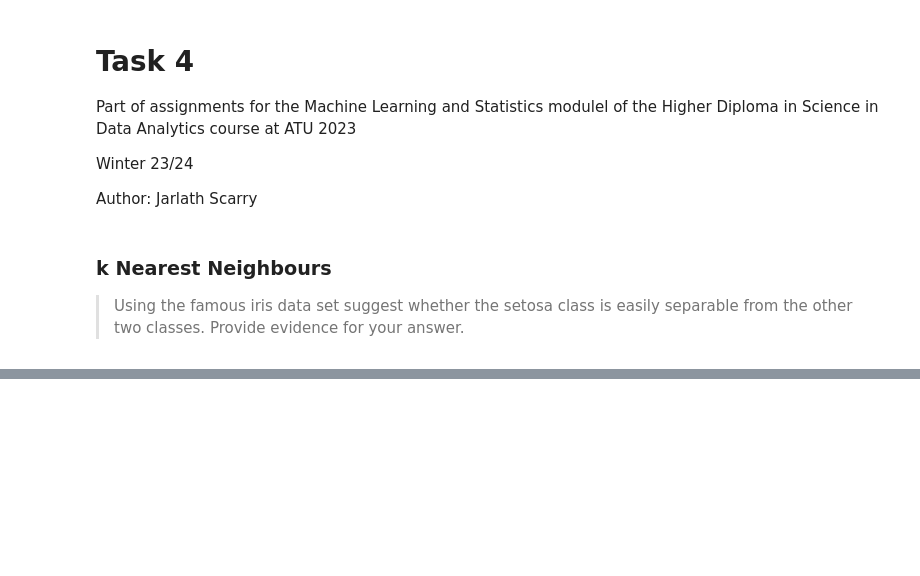
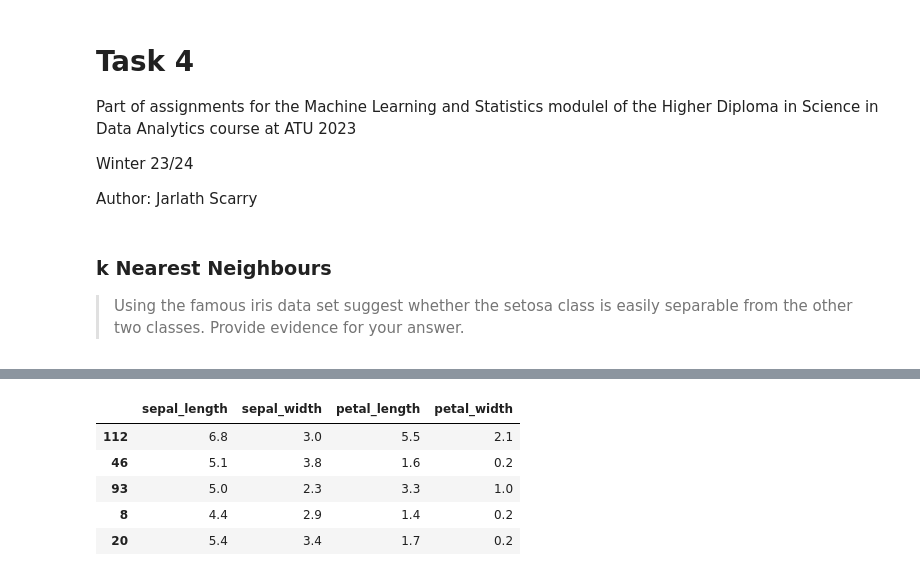
Before and after one commit to JScarry/MLAS_project, a Jupyter notebook: Tasks/tasks.ipynb, the cells around one changed output, grey strips where cells are left out. Saved outputs shown, nothing was run; the diff lists cells and outputs as text; code cells hidden in the pictures; blank space fills up the shorter version.

```diff
--- a/Tasks/tasks.ipynb
+++ b/Tasks/tasks.ipynb
@@ -981,0 +1060,9 @@ import pandas as pd
+# %%
+X_test.head()
+# %% [output]
+|  | sepal_length | sepal_width | petal_length | petal_width |
+| 112 | 6.8 | 3.0 | 5.5 | 2.1 |
+| 46 | 5.1 | 3.8 | 1.6 | 0.2 |
+| 93 | 5.0 | 2.3 | 3.3 | 1.0 |
+| 8 | 4.4 | 2.9 | 1.4 | 0.2 |
+| 20 | 5.4 | 3.4 | 1.7 | 0.2 |
```
Also changed, not shown: parts of 29 cells of this notebook, 5 other files.
